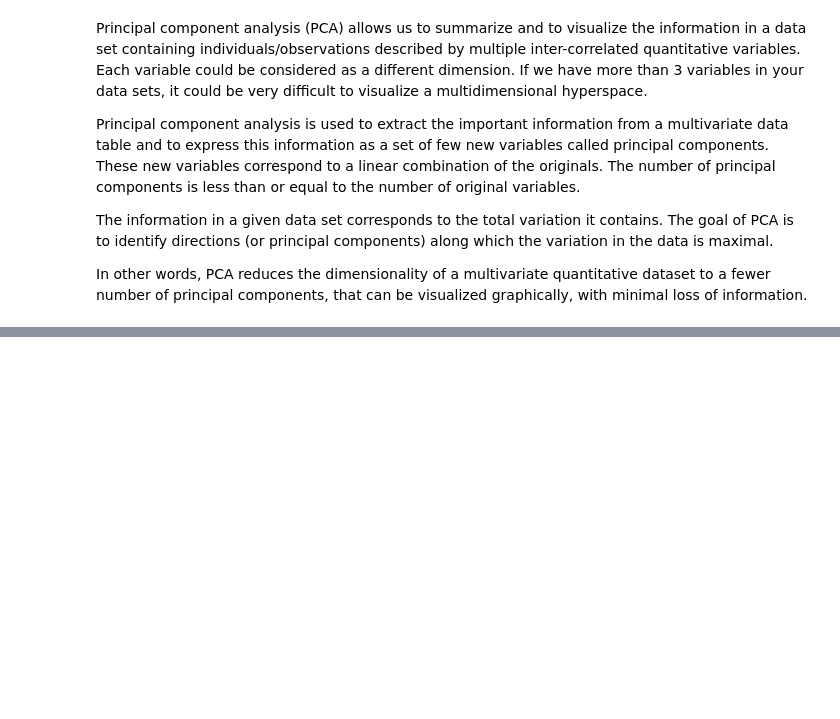
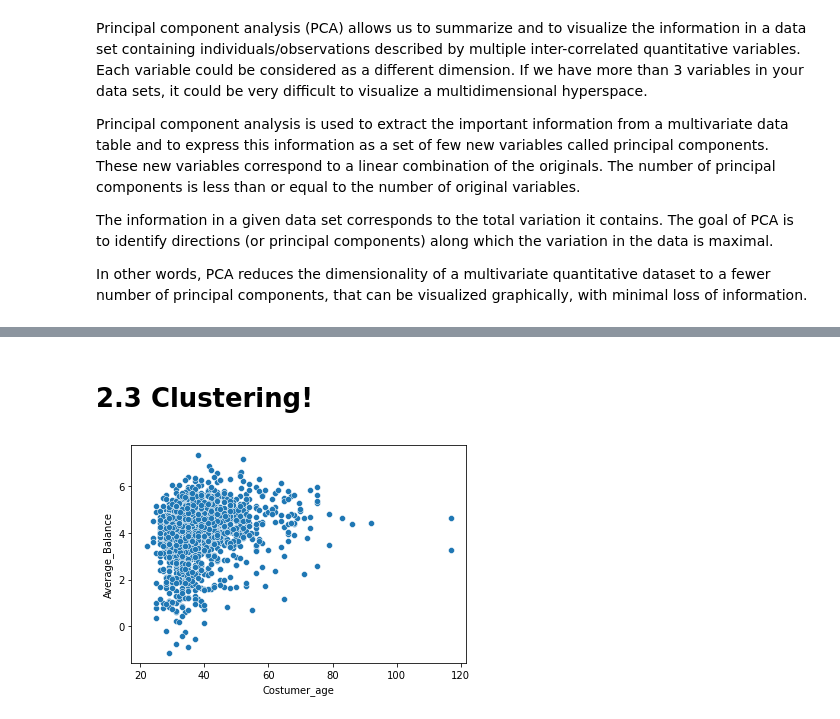
Before and after one commit to PaoloBarba/ADM_HW4, a Jupyter notebook: 2. Grouping customers together!.ipynb, the cells around one changed output, grey strips where cells are left out. Saved outputs shown, nothing was run; the diff lists cells and outputs as text; code cells hidden in the pictures; blank space fills up the shorter version.

```diff
--- a/2. Grouping customers together!.ipynb
+++ b/2. Grouping customers together!.ipynb
@@ -249,0 +274,3 @@ plt.show()
+# %% [markdown]
+
+# 2.3 Clustering!
@@ -249,0 +281,7 @@ plt.show()
+# %%
+age_balance_sample = data_red
+age_balance_sample = age_balance_sample.sample(2000)
+# %%
+sns.scatterplot(x = age_balance_sample.Costumer_age, y = np.log10(age_balance_sample.Average_Balance));
+# %% [output]
+[figure, added]
```
Also changed, not shown: parts of 28 cells of this notebook.
